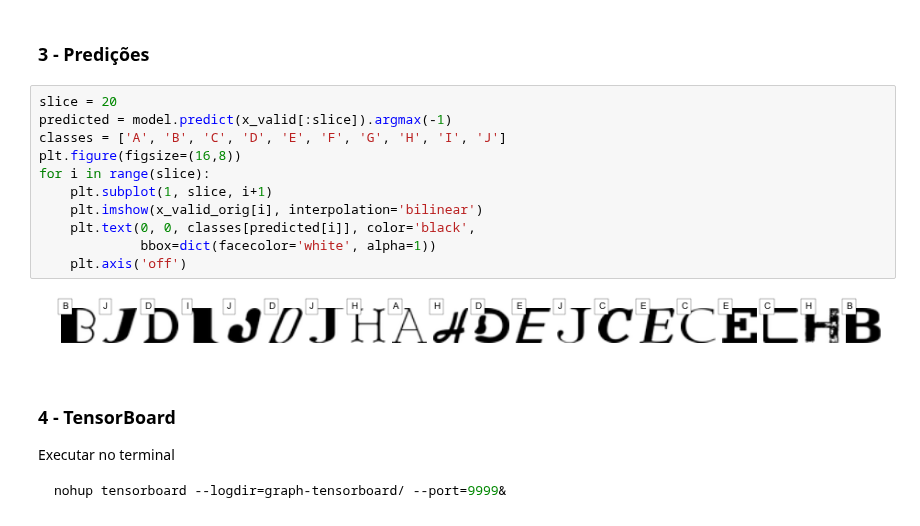
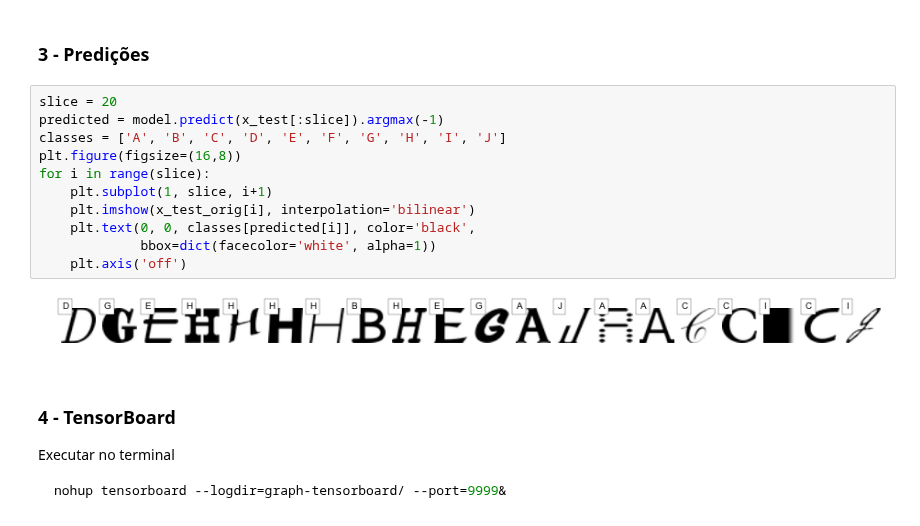
Before and after one commit to msc-johntheo/geral, a Jupyter notebook: notebooks/inteligencia_computacional/NOT_MNIST/exercicio_cnn.ipynb, the cells around one changed output. Saved outputs shown, nothing was run; the diff lists cells and outputs as text.

```diff
--- a/notebooks/inteligencia_computacional/NOT_MNIST/exercicio_cnn.ipynb
+++ b/notebooks/inteligencia_computacional/NOT_MNIST/exercicio_cnn.ipynb
@@ -201,17 +204,17 @@ Teste Accuracy: 0.9042
 ### 3 - Predições
 # %%
 slice = 20
-predicted = model.predict(x_valid[:slice]).argmax(-1)
+predicted = model.predict(x_test[:slice]).argmax(-1)
 classes = ['A', 'B', 'C', 'D', 'E', 'F', 'G', 'H', 'I', 'J']
 plt.figure(figsize=(16,8))
 for i in range(slice):
     plt.subplot(1, slice, i+1)
-    plt.imshow(x_valid_orig[i], interpolation='bilinear')
+    plt.imshow(x_test_orig[i], interpolation='bilinear')
     plt.text(0, 0, classes[predicted[i]], color='black',
              bbox=dict(facecolor='white', alpha=1))
     plt.axis('off')
 # %% [output]
-[figure, old version]
+[figure, new version]
 # %% [markdown]
 ### 4 - TensorBoard
 
```
Also changed, not shown: parts of 4 cells of this notebook, 12 other files.
